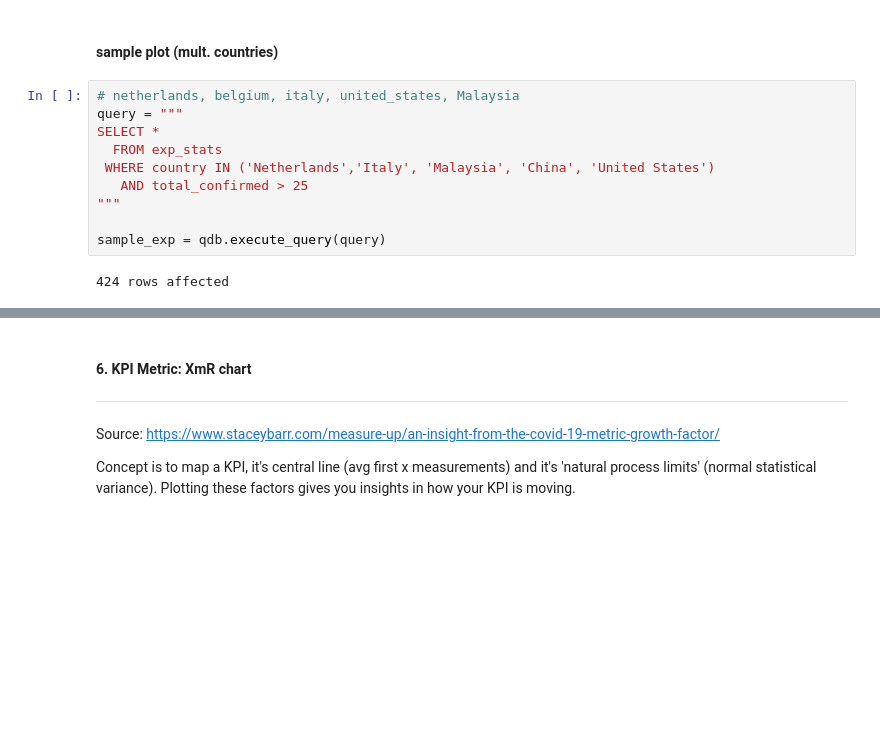
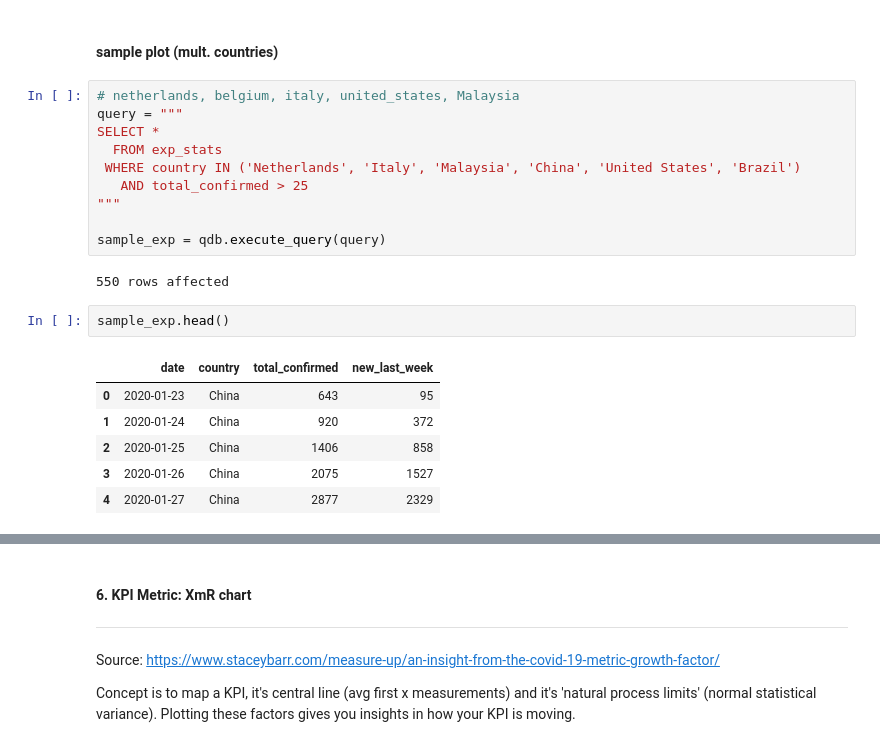
Before and after one commit to gvpamelen/covid19, a Jupyter notebook: notebooks/EDA.ipynb, the cells around one changed output, grey strips where cells are left out. Saved outputs shown, nothing was run; the diff lists cells and outputs as text; blank space fills up the shorter version.

```diff
--- a/notebooks/EDA.ipynb
+++ b/notebooks/EDA.ipynb
@@ -403,10 +398,19 @@ def setAxes(exp):
 query = """
 SELECT *
   FROM exp_stats
- WHERE country IN ('Netherlands','Italy', 'Malaysia', 'China', 'United States')
+ WHERE country IN ('Netherlands', 'Italy', 'Malaysia', 'China', 'United States', 'Brazil')
    AND total_confirmed > 25
 """
 
 sample_exp = qdb.execute_query(query)
 # %% [output]
-424 rows affected
+550 rows affected
+# %%
+sample_exp.head()
+# %% [output]
+|  | date | country | total_confirmed | new_last_week |
+| 0 | 2020-01-23 | China | 643 | 95 |
+| 1 | 2020-01-24 | China | 920 | 372 |
+| 2 | 2020-01-25 | China | 1406 | 858 |
+| 3 | 2020-01-26 | China | 2075 | 1527 |
+| 4 | 2020-01-27 | China | 2877 | 2329 |
```
Also changed, not shown: parts of 6 cells of this notebook, 1 other file.
